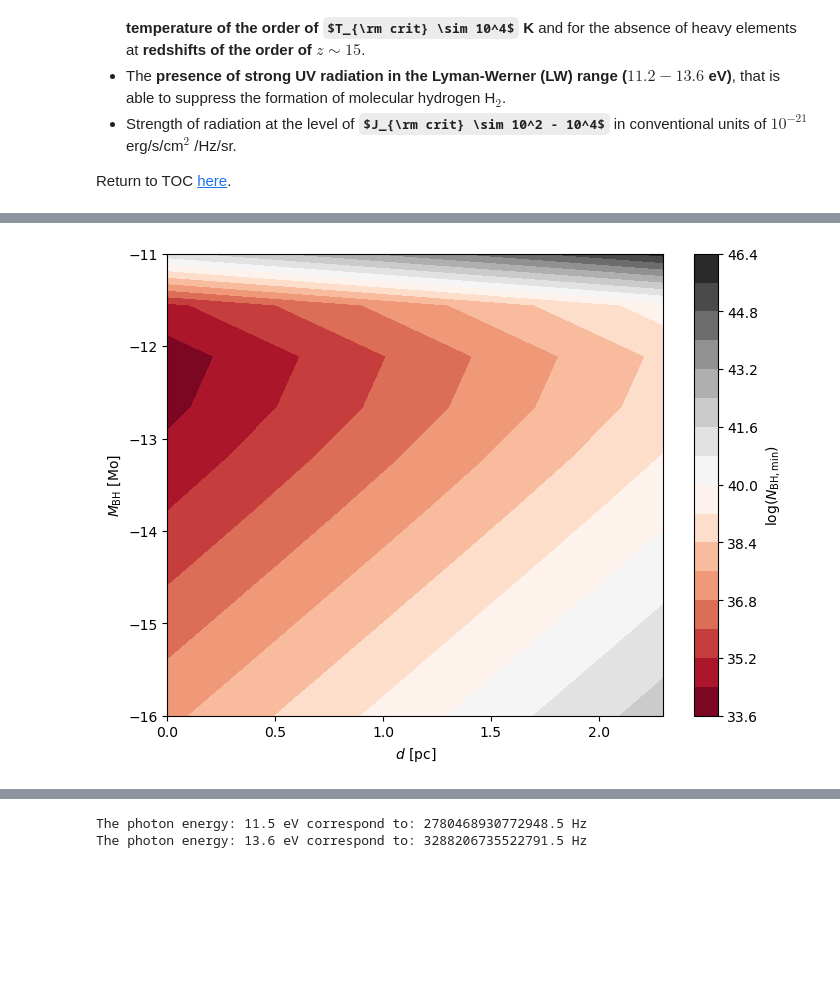
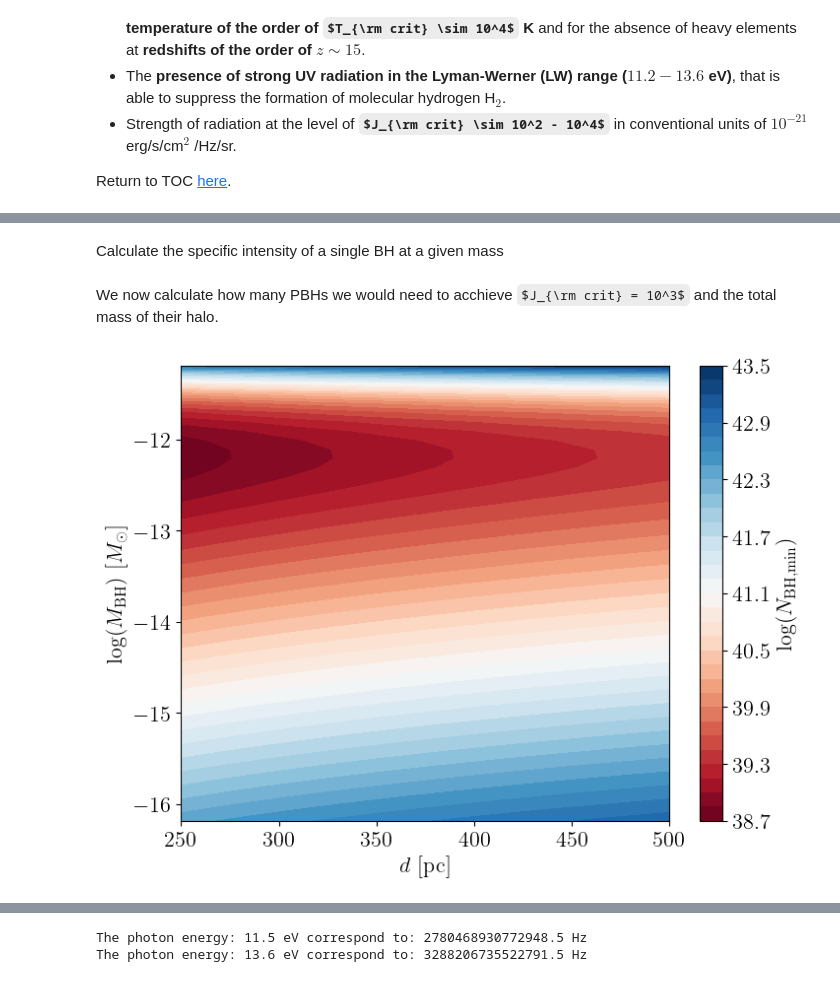
Before and after one commit to MariosNT/DCBHs_HR_PBHs, a Jupyter notebook: BlackHoleSpectrum.ipynb, the cells around one changed output, grey strips where cells are left out. Drawn from its saved outputs; the diff is of its cells as text; code cells hidden in the pictures; some formulas as TeX source; blank space fills up the shorter version.

Commit message:
Update code
- Added cosmo function
- Added J21 radiation
- new plots

```diff
--- a/BlackHoleSpectrum.ipynb
+++ b/BlackHoleSpectrum.ipynb
@@ -1223,3 +1012,3 @@ def J_LW_BH_density(E_eV, Mbh, rho, units='solar', f_eff=1):
 # %%
-distance_range = np.linspace(1, 200, 50)  # in parsec
-masses_range = np.logspace(-16, -11, 10)  # in Mo
+distance_range = np.linspace(250, 500, 80)  # in parsec
+masses_range = 6.5*np.logspace(-17, -12, 50)  # in Mo
@@ -1232,10 +1015,14 @@ array([1.00000000e-16, 3.59381366e-16, 1.29154967e-15, 4.64158883e-15,
 # %%
 Dgrid_, Mgrid_ = np.meshgrid(distance_range, masses_range)
+# %% [markdown]
+Calculate the specific intensity of a single BH at a given mass
 # %%
 J_LH_single = np.zeros_like(Dgrid_)
 
 for idx_D, Dist in enumerate(distance_range):
     for idx_M, Mass in enumerate(masses_range):
-        J_LH_single[idx_M, idx_D] = J_LW_BH(Dist, 12.55, Mass)
+        J_LH_single[idx_M, idx_D] = J_LW_single_BH(Dist, Mass)
+# %% [markdown]
+We now calculate how many PBHs we would need to acchieve $J_{\rm crit} = 10^3$ and the total mass of their halo.
 # %%
 N_BH_min = 1e3/J_LH_single
@@ -1242,14 +1030,15 @@ N_BH_min = 1e3/J_LH_single
 # %%
 fig= plt.figure(figsize=(8,6))
 ax = fig.add_subplot(111)
 
-cs = ax.contourf(np.log10(Dgrid_), np.log10(Mgrid_), np.log10(N_BH_min), 15, cmap='RdGy')
+cs = ax.contourf(Dgrid_, np.log10(Mgrid_), np.log10(N_BH_min), 45, cmap='RdBu')
 cbar = fig.colorbar(cs)
 cbar.ax.set_ylabel(r'$\log(N_{\rm BH, min})$')
 
-ax.set_xlabel(r"$d$ [pc]")
-ax.set_ylabel(r"$M_{\rm BH}$ [Mo]")
+ax.set_xlabel(r"$d\ [{\rm pc}]$")
+ax.set_ylabel(r"$\log(M_{\rm BH})\ [M_\odot]$")
 
-plt.show()
+#plt.show()
+plt.savefig("Figures/Npbh_min_constant_D_monochromatic.png", bbox_inches='tight')
 # %% [output]
-[figure, old version]
+[figure, new version]
```
Also changed, not shown: parts of 77 cells of this notebook, 2 other files.
